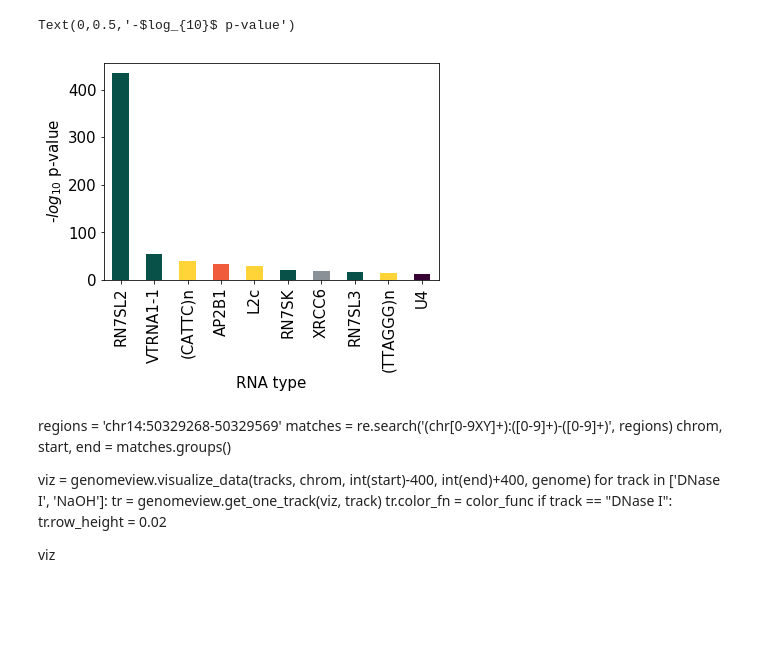
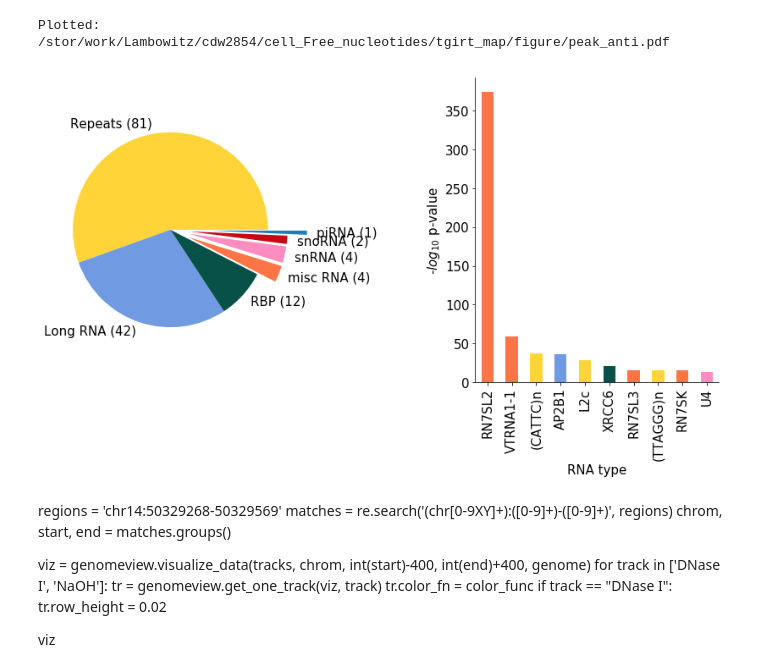
Before and after one commit to wckdouglas/cfNA, a Jupyter notebook: plots/peak_analysis.ipynb, the cells around one changed output. Cells and saved outputs as stored; diff of their text form; code cells hidden in the pictures; blank space fills up the shorter version.

```diff
--- a/plots/peak_analysis.ipynb
+++ b/plots/peak_analysis.ipynb
@@ -193,7 +182,8 @@ hep_peak_df = load_peaks(hep_peak_tsv)
 ce = color_encoder()
 colors = simpsons_palette()
 #colors.extend(['black','white'])
-colors = np.random.RandomState(seed=1234).permutation(colors)
+random.seed(123)
+colors = random.sample(colors, k = len(peak_df.merged_type.unique()))
 ce.fit(peak_df.merged_type, colors)
 # %%
 peak_df.query('pileup > 1').shape
@@ -239,18 +229,3 @@ def plot_peak_strand(peaks, ax):
         .plot.pie(y='picked_type_sense', explode = [0,0.05, 0.2], ax = ax)
     ax.set_ylabel('')
     ax.legend().set_visible(False)
-# %%
-    peak_pie= peaks\
-        .query('is_sense == "Sense"')\
-        .query('pileup>=%i' %(pileup_cutoff))\
-        .groupby('merged_type', as_index=False)\
-        .agg({'pvalue':'count'}) \
-        .assign(fraction = lambda d: d.pvalue.transform(lambda x: 100*x/x.sum())) \
-        .assign(merged_type = lambda d: d.merged_type + ' (' + d.pvalue.astype(str) + ')')\
-        .set_index('merged_type')\
-        .assign(explode = lambda d: (100-d.fraction)/100) \
-        .assign(explode = lambda d: np.where(d.explode < 0.95,0,
-                                         np.where(d.explode < 0.99, 0.2,
-                                                  np.where(d.explode < 0.994, 0.4, 0.8))))\
-        .sort_values('pvalue', ascending=False)
-    peak_pie
@@ -687,17 +595,25 @@ plot_peak_pie(anti_peaks.assign(merged_type=lambda d: d["anti_merged_type"]), ax
 # %%
-ax = plt.subplot(111)
+fig = plt.figure(figsize=(10,5))
+ax = fig.add_axes([0,0.1,0.4,0.8])
+plot_peak_pie(anti_peaks.assign(merged_type=lambda d: d["anti_merged_type"]), ax, ce)
+ax = fig.add_axes([0.7, 0, 0.4, 1])
 anti_plot = anti_peaks.head(10)
 anti_plot.plot\
     .bar('picked_RNA_anti', 'log10q',
-         colors = ce.transform(anti_plot\
+         color = ce.transform(anti_plot\
                                .anti_merged_type),
         ax = ax)
 ax.legend().set_visible(False)
 ax.set_xlabel('RNA type')
 ax.set_ylabel('-$log_{10}$ p-value')
+sns.despine()
+fig.tight_layout()
+figurename = figure_path + '/peak_anti.pdf'
+fig.savefig(figurename, bbox_inches = 'tight')
+print('Plotted: ', figurename)
 # %% [output]
-Text(0,0.5,'-$log_{10}$ p-value')
+Plotted:  /stor/work/Lambowitz/cdw2854/cell_Free_nucleotides/tgirt_map/figure/peak_anti.pdf
-[figure, old version]
+[figure, new version]
 # %%
 bam_path = '/stor/work/Lambowitz/cdw2854/cell_Free_nucleotides/tgirt_map/merged_bam'
 ref_path = '/stor/work/Lambowitz/ref/hg19'
```
Also changed, not shown: parts of 37 cells of this notebook, 12 other files.
